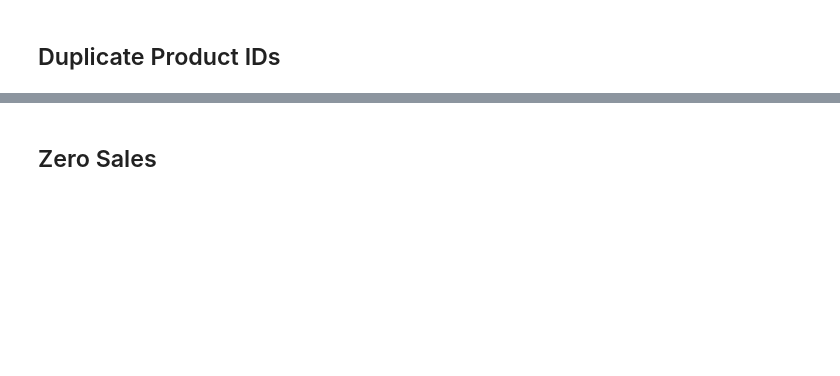
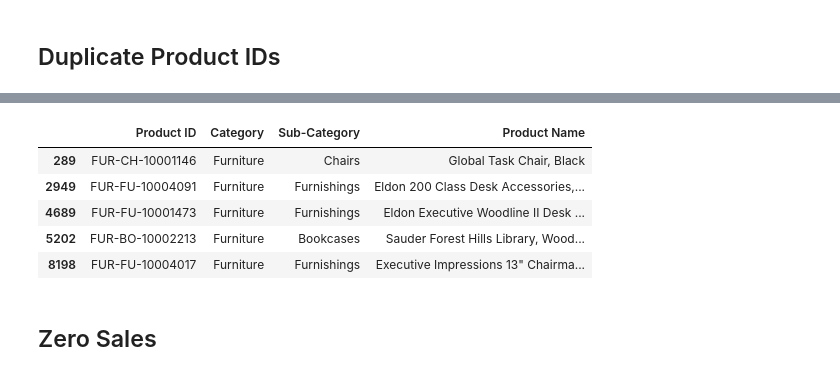
Before and after one commit to shashankraj1987/DE_CS_202309, a Jupyter notebook: Project/Solution/Final Codes/Data_Issues.ipynb, the cells around one changed output, grey strips where cells are left out. Saved outputs shown, nothing was run; the diff lists cells and outputs as text; code cells hidden in the pictures; blank space fills up the shorter version.

```diff
--- a/Project/Solution/Final Codes/Data_Issues.ipynb
+++ b/Project/Solution/Final Codes/Data_Issues.ipynb
@@ -70,3 +66,12 @@ np.count_nonzero(df_prod['Product Name'].unique())
+# %%
+df_prod[df_prod["Product ID"].duplicated()]
+# %% [output]
+|  | Product ID | Category | Sub-Category | Product Name |
+| 289 | FUR-CH-10001146 | Furniture | Chairs | Global Task Chair, Black |
+| 2949 | FUR-FU-10004091 | Furniture | Furnishings | Eldon 200 Class Desk Accessories,... |
+| 4689 | FUR-FU-10001473 | Furniture | Furnishings | Eldon Executive Woodline II Desk ... |
+| 5202 | FUR-BO-10002213 | Furniture | Bookcases | Sauder Forest Hills Library, Wood... |
+| 8198 | FUR-FU-10004017 | Furniture | Furnishings | Executive Impressions 13" Chairma... |
 # %% [markdown]
 ## Zero Sales
 # %%
```
Also changed, not shown: parts of 11 cells of this notebook, 7 other files.
